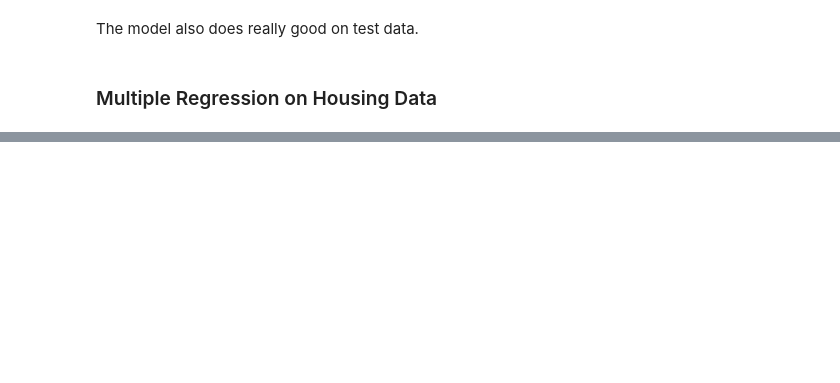
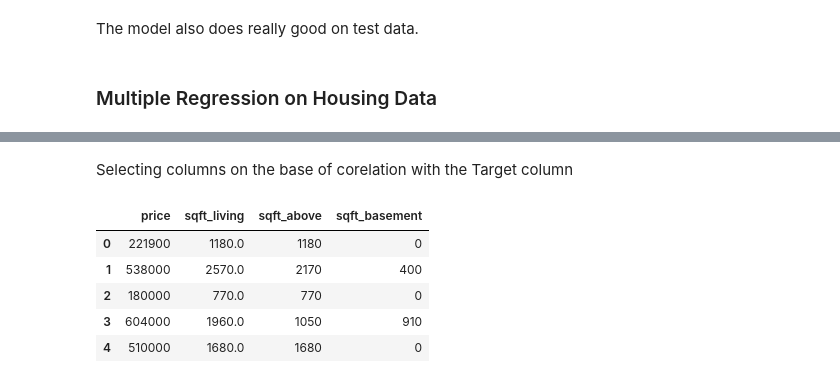
Before and after one commit to usmanhafeez75/scrapy-assignments, a Jupyter notebook: Machine Learning/MultivariateLinearRegression.ipynb, the cells around one changed output, grey strips where cells are left out. Drawn from its saved outputs; the diff is of its cells as text; code cells hidden in the pictures; blank space fills up the shorter version.

```diff
--- a/Machine Learning/MultivariateLinearRegression.ipynb
+++ b/Machine Learning/MultivariateLinearRegression.ipynb
@@ -187,0 +232,2 @@ The model also does really good on test data.
+# %% [markdown]
+Selecting columns on the base of corelation with the Target column
@@ -187,0 +236,10 @@ The model also does really good on test data.
+# %%
+df = df[selected_columns].dropna()
+df.head()
+# %% [output]
+|  | price | sqft_living | sqft_above | sqft_basement |
+| 0 | 221900 | 1180.0 | 1180 | 0 |
+| 1 | 538000 | 2570.0 | 2170 | 400 |
+| 2 | 180000 | 770.0 | 770 | 0 |
+| 3 | 604000 | 1960.0 | 1050 | 910 |
+| 4 | 510000 | 1680.0 | 1680 | 0 |
```
Also changed, not shown: parts of 19 cells of this notebook.
